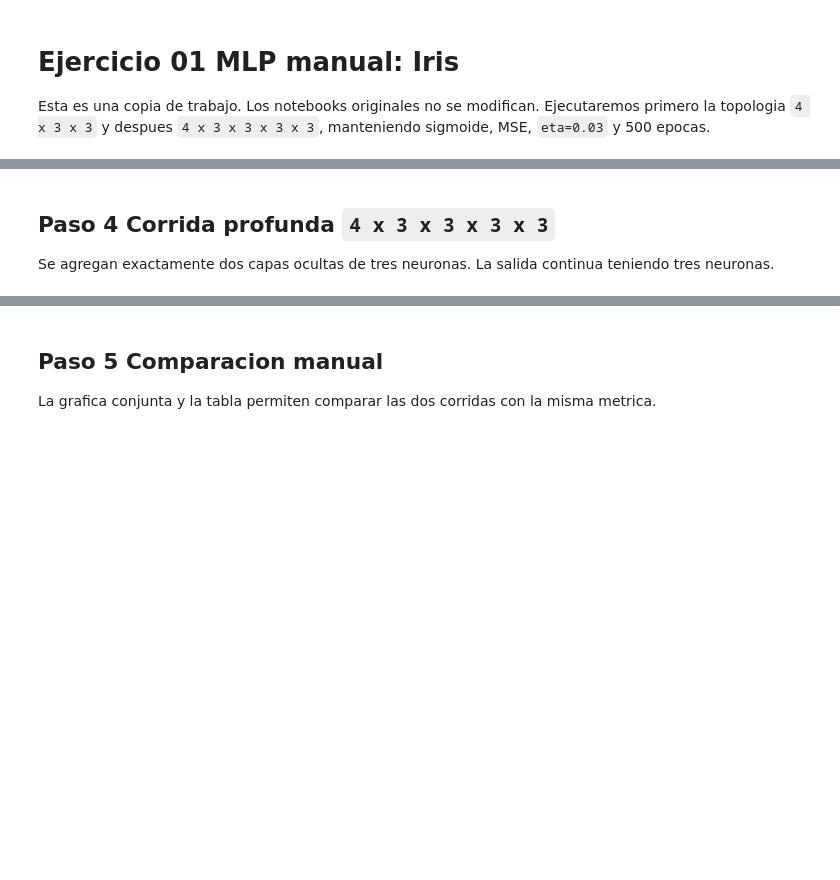
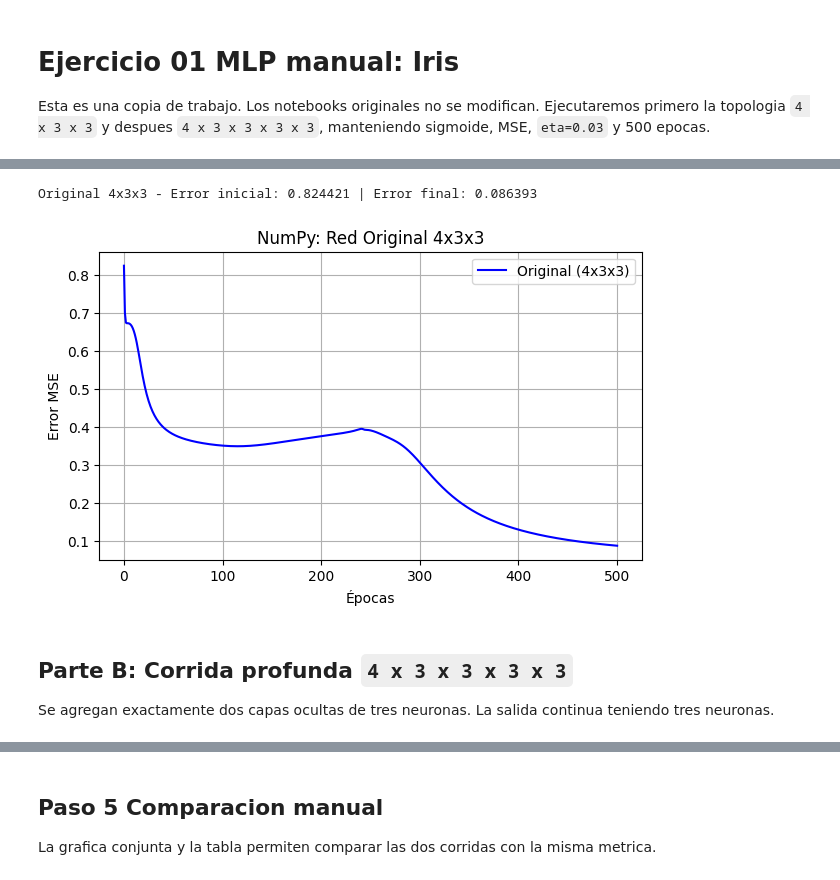
Before and after one commit to Maricharmen/Inteligencia_Artificial, a Jupyter notebook: Perceptrón multicapa/Ejercicios/Ejercicio1/ejercicio-01-manual.ipynb, the cells around one changed output, grey strips where cells are left out. Drawn from its saved outputs; the diff is of its cells as text; code cells hidden in the pictures; blank space fills up the shorter version.

Commit message:
Actualización de Ejercicio 01 Perceptron multicapa

```diff
--- a/Perceptrón multicapa/Ejercicios/Ejercicio1/ejercicio-01-manual.ipynb
+++ b/Perceptrón multicapa/Ejercicios/Ejercicio1/ejercicio-01-manual.ipynb
@@ -31,0 +19,13 @@ Cada matriz de pesos tiene forma `(neuronas_de_salida, neuronas_de_entrada + 1)`
+# %%
+idx = 0
+print(X[idx])
+print(target[idx])
+print(Y[idx])
+idx = 50
+print(X[idx])
+print(target[idx])
+print(Y[idx])
+idx = 100
+print(X[idx])
+print(target[idx])
+print(Y[idx])
@@ -96,4 +98,64 @@ Topologia: 4 x 3 x 3 | error inicial: 0.695555 | error final: 0.059584 | accurac
+# %%
+alpha = 0.03
+epochs = 500
+
+init_weights_original()
+
+E_orig = list()
+E_orig.append(calculate_error_original())
+
+for e in range(epochs):
+    for d in range(len(X)):
+        # Etapa 1 - Propagación hacia adelante
+        output_layer1 = np.zeros(num_neurons_layer1)
+        for i in range(len(output_layer1)):
+            output_layer1[i] = propagate(X[d], layer1[i])
+
+        output_layer2 = np.zeros(num_neurons_layer2)
+        for i in range(len(output_layer2)):
+            output_layer2[i] = propagate(output_layer1, layer2[i])
+
+        # Etapa 2 - Retropropagación capa 2 (Salida)
+        delta_layer2 = np.zeros(num_neurons_layer2)
+        for i in range(len(delta_layer2)):
+            delta_layer2[i] = output_layer2[i] * (1 - output_layer2[i]) * (Y[d][i] - output_layer2[i])
+
+        # Actualización de pesos capa 2
+        for i in range(len(layer2)):
+            layer2[i][0] += alpha * delta_layer2[i] * 1
+            for j in range(len(layer2[i]) - 1):
+                layer2[i][j+1] += alpha * delta_layer2[i] * output_layer1[j]
+
+        # Retropropagación capa 1 (Oculta)
+        delta_layer1 = np.zeros(num_neurons_layer1)
+        for i in range(len(delta_layer1)):
+            weighted_delta_errors = 0
+            for j in range(num_neurons_layer2):
+                weighted_delta_errors += layer2[j][i+1] * delta_layer2[j]
+            delta_layer1[i] = output_layer1[i] * (1 - output_layer1[i]) * weighted_delta_errors
+
+        # Actualización de pesos capa 1
+        for i in range(len(layer1)):
+            layer1[i][0] += alpha * delta_layer1[i] * 1
+            for j in range(len(layer1[i]) - 1):
+                layer1[i][j+1] += alpha * delta_layer1[i] * X[d][j]
+
+    E_orig.append(calculate_error_original())
+
+print(f"Original 4x3x3 - Error inicial: {E_orig[0]:.6f} | Error final: {E_orig[-1]:.6f}")
+
+plt.figure(figsize=(7, 4))
+plt.plot(E_orig, label="Original (4x3x3)", color="blue")
+plt.xlabel("Épocas")
+plt.ylabel("Error MSE")
+plt.title("NumPy: Red Original 4x3x3")
+plt.grid(True)
+plt.legend()
+plt.show()
+# %% [output]
+Original 4x3x3 - Error inicial: 0.824421 | Error final: 0.086393
+[figure, added]
 # %% [markdown]
-## Paso 4  Corrida profunda `4 x 3 x 3 x 3 x 3`
+## Parte B: Corrida profunda `4 x 3 x 3 x 3 x 3`
 
 Se agregan exactamente dos capas ocultas de tres neuronas. La salida continua teniendo tres neuronas.
```
Also changed, not shown: parts of 14 cells of this notebook, 5 other files.
